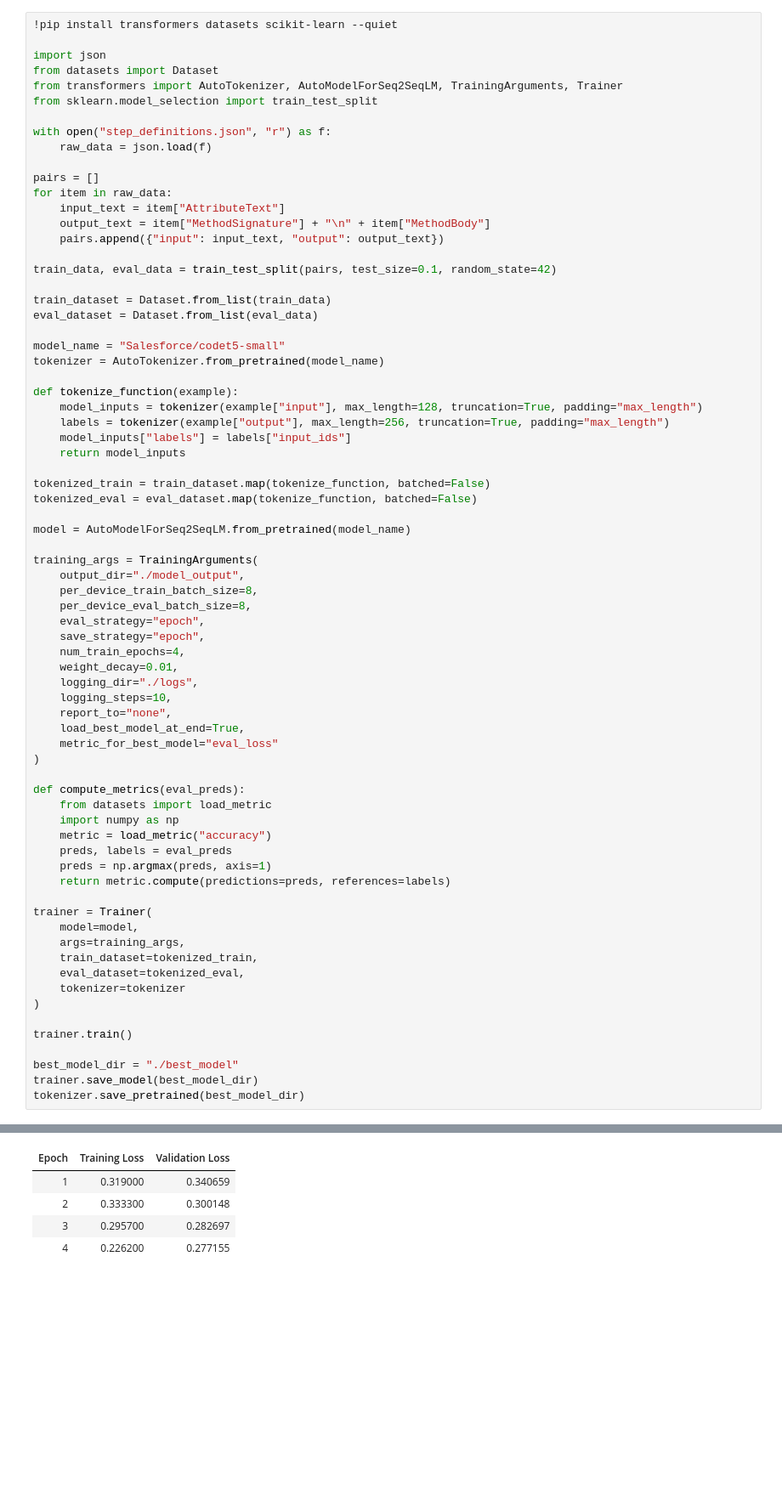
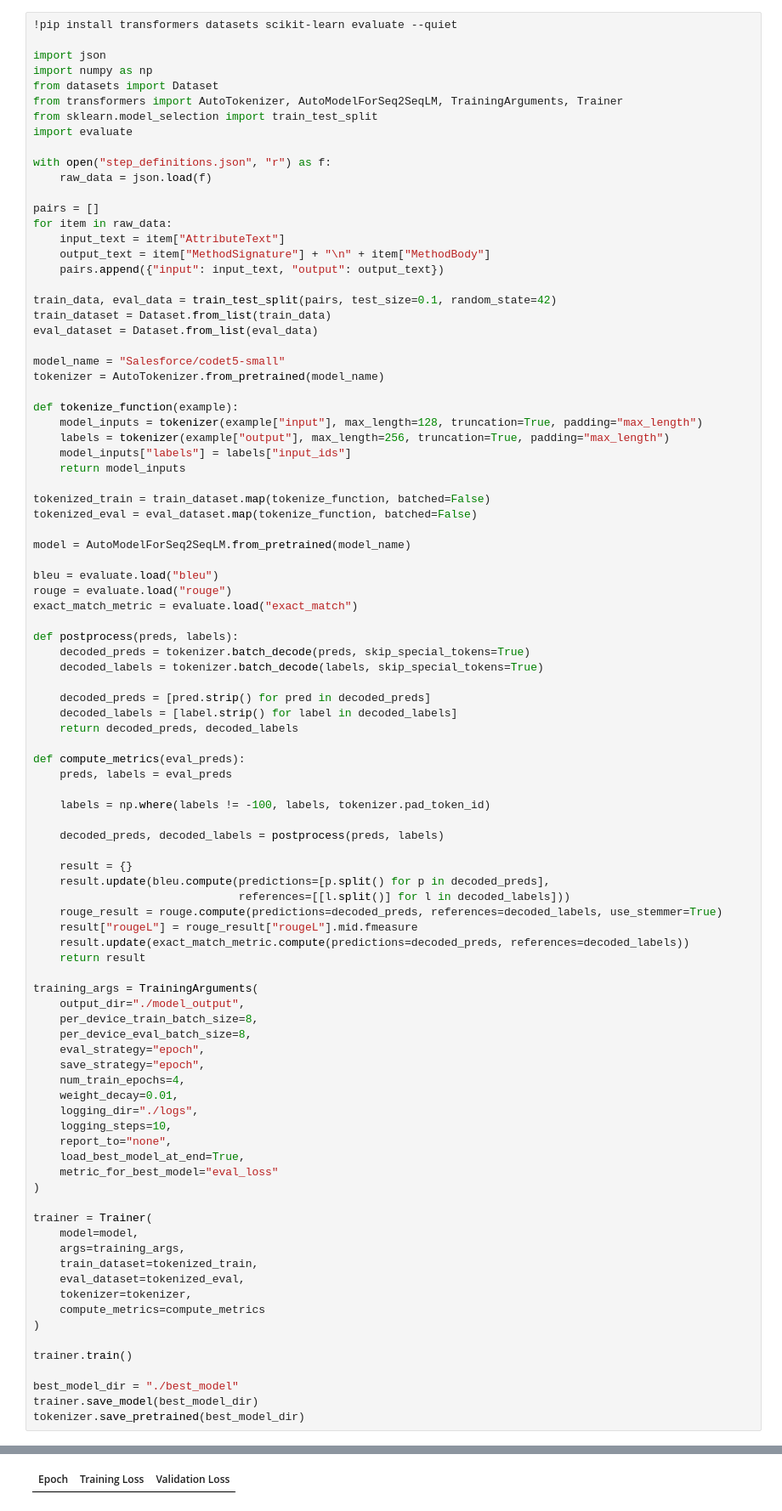
Before and after one commit to mihaitudor17/TestGenExtension, a Jupyter notebook: TestGeneration/ModelTraining/Training.ipynb, the cells around one changed output, grey strips where cells are left out. Shown at 85% size. Cells and saved outputs as stored; diff of their text form; blank space fills up the shorter version.

```diff
--- a/TestGeneration/ModelTraining/Training.ipynb
+++ b/TestGeneration/ModelTraining/Training.ipynb
@@ -19,12 +19,14 @@ data[:3]
   'MethodBody': '{\n                return 24;\n            }',
   'SourceFile': '/tmp/repos_56e52f16-5434-4b1d-a1e1-219bacac2163/reqnroll_Reqnroll/Tests/Reqnroll.RuntimeTests/RuntimeBindingRegistryBuilderTests.cs'}]
 # %%
-!pip install transformers datasets scikit-learn --quiet
+!pip install transformers datasets scikit-learn evaluate --quiet
 
 import json
+import numpy as np
 from datasets import Dataset
 from transformers import AutoTokenizer, AutoModelForSeq2SeqLM, TrainingArguments, Trainer
 from sklearn.model_selection import train_test_split
+import evaluate
 
 with open("step_definitions.json", "r") as f:
     raw_data = json.load(f)
@@ -36,7 +38,6 @@ for item in raw_data:
     pairs.append({"input": input_text, "output": output_text})
 
 train_data, eval_data = train_test_split(pairs, test_size=0.1, random_state=42)
-
 train_dataset = Dataset.from_list(train_data)
 eval_dataset = Dataset.from_list(eval_data)
 
@@ -54,6 +55,33 @@ tokenized_eval = eval_dataset.map(tokenize_function, batched=False)
 
 model = AutoModelForSeq2SeqLM.from_pretrained(model_name)
 
+bleu = evaluate.load("bleu")
+rouge = evaluate.load("rouge")
+exact_match_metric = evaluate.load("exact_match")
+
+def postprocess(preds, labels):
+    decoded_preds = tokenizer.batch_decode(preds, skip_special_tokens=True)
+    decoded_labels = tokenizer.batch_decode(labels, skip_special_tokens=True)
+
+    decoded_preds = [pred.strip() for pred in decoded_preds]
+    decoded_labels = [label.strip() for label in decoded_labels]
+    return decoded_preds, decoded_labels
+
+def compute_metrics(eval_preds):
+    preds, labels = eval_preds
+
+    labels = np.where(labels != -100, labels, tokenizer.pad_token_id)
+
+    decoded_preds, decoded_labels = postprocess(preds, labels)
+
+    result = {}
+    result.update(bleu.compute(predictions=[p.split() for p in decoded_preds],
+                               references=[[l.split()] for l in decoded_labels]))
+    rouge_result = rouge.compute(predictions=decoded_preds, references=decoded_labels, use_stemmer=True)
+    result["rougeL"] = rouge_result["rougeL"].mid.fmeasure
+    result.update(exact_match_metric.compute(predictions=decoded_preds, references=decoded_labels))
+    return result
+
 training_args = TrainingArguments(
     output_dir="./model_output",
     per_device_train_batch_size=8,
@@ -69,20 +97,13 @@ training_args = TrainingArguments(
     metric_for_best_model="eval_loss"
 )
 
-def compute_metrics(eval_preds):
-    from datasets import load_metric
-    import numpy as np
-    metric = load_metric("accuracy")
-    preds, labels = eval_preds
-    preds = np.argmax(preds, axis=1)
-    return metric.compute(predictions=preds, references=labels)
-
 trainer = Trainer(
     model=model,
     args=training_args,
     train_dataset=tokenized_train,
     eval_dataset=tokenized_eval,
-    tokenizer=tokenizer
+    tokenizer=tokenizer,
+    compute_metrics=compute_metrics
 )
 
 trainer.train()
@@ -99,5 +119 @@ To disable this warning, you can either:
 | Epoch | Training Loss | Validation Loss |
-| 1 | 0.319000 | 0.340659 |
-| 2 | 0.333300 | 0.300148 |
-| 3 | 0.295700 | 0.282697 |
-| 4 | 0.226200 | 0.277155 |
```
Also changed, not shown: parts of 2 cells of this notebook.
